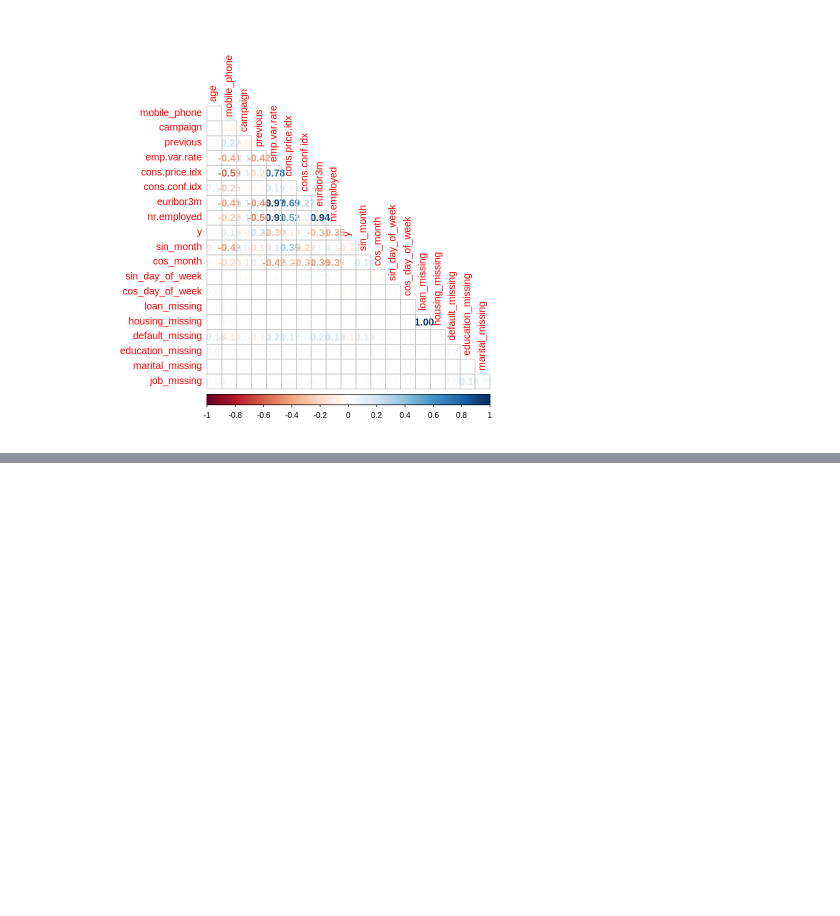
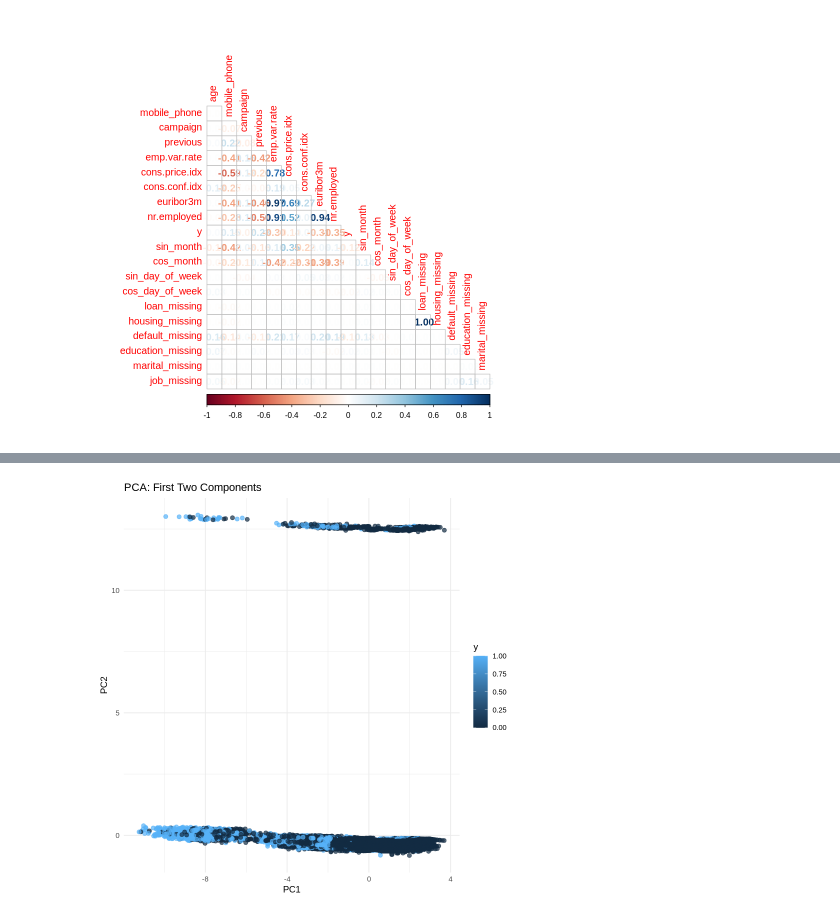
Before and after one commit to michp15/statistical_learning_class, a Jupyter notebook: stat_learn_classif_proj.ipynb, the cells around one changed output, grey strips where cells are left out. Saved outputs shown, nothing was run; the diff lists cells and outputs as text; code cells hidden in the pictures; blank space fills up the shorter version.

```diff
--- a/stat_learn_classif_proj.ipynb
+++ b/stat_learn_classif_proj.ipynb
@@ -409,0 +423,15 @@ corrplot(cor(numerical.cols), method='number', type='lower', diag=FALSE)
+# %%
+res.pca <- PCA(df_pca_ready, ncp = 2, scale.unit = TRUE, graph = FALSE)
+# %%
+pca_coords <- as.data.frame(res.pca$ind$coord)
+# %%
+pca_coords$y <- df$y
+# %%
+library(ggplot2)
+
+ggplot(pca_coords, aes(x = Dim.1, y = Dim.2, color = y)) +
+  geom_point(alpha = 0.7, size = 2) +
+  labs(title = 'PCA: First Two Components', x = 'PC1', y = 'PC2') +
+  theme_minimal()
+# %% [output]
+[figure, added]
```
Also changed, not shown: parts of 9 cells of this notebook.
